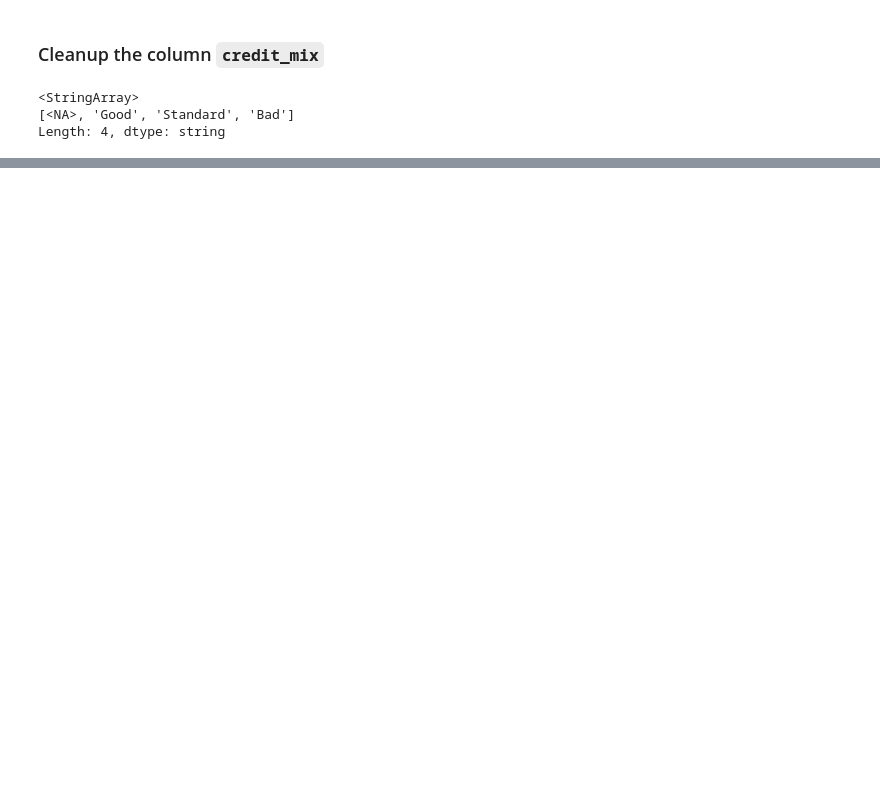
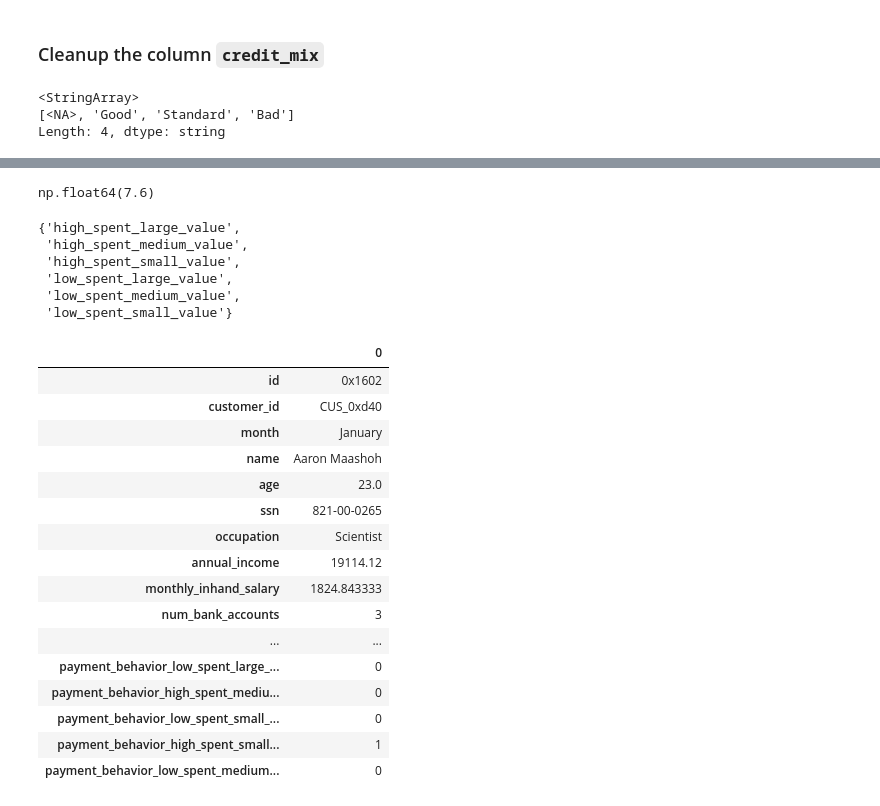
Before and after one commit to ArkadiyShuvaev/Customer-Risk-Prediction-from-Financial-Behavior, a Jupyter notebook: notebooks/prepare_dataset.ipynb, the cells around one changed output, grey strips where cells are left out. Cells and saved outputs as stored; diff of their text form; code cells hidden in the pictures; blank space fills up the shorter version.

```diff
--- a/notebooks/prepare_dataset.ipynb
+++ b/notebooks/prepare_dataset.ipynb
@@ -329,0 +421,4 @@ Length: 4, dtype: string
+# %%
+(df["payment_behaviour"] == "!@9#%8").sum() / len(df) * 100
+# %% [output]
+np.float64(7.6)
@@ -329,0 +427,18 @@ Length: 4, dtype: string
+# %%
+payment_behavior_values = set()
+
+for val in df["payment_behaviour"]:
+    if pd.isna(val) is True:
+        continue
+
+    parts = val.lower().split("_payments")
+    payment_behavior_values.add(parts[0])
+
+payment_behavior_values
+# %% [output]
+{'high_spent_large_value',
+ 'high_spent_medium_value',
+ 'high_spent_small_value',
+ 'low_spent_large_value',
+ 'low_spent_medium_value',
+ 'low_spent_small_value'}
@@ -329,0 +454,20 @@ Length: 4, dtype: string
+# %%
+df.head(1).T
+# %% [output]
+|  | 0 |
+| id | 0x1602 |
+| customer_id | CUS_0xd40 |
+| month | January |
+| name | Aaron Maashoh |
+| age | 23.0 |
+| ssn | 821-00-0265 |
+| occupation | Scientist |
+| annual_income | 19114.12 |
+| monthly_inhand_salary | 1824.843333 |
+| num_bank_accounts | 3 |
+| ... | ... |
+| payment_behavior_low_spent_large_... | 0 |
+| payment_behavior_high_spent_mediu... | 0 |
+| payment_behavior_low_spent_small_... | 0 |
+| payment_behavior_high_spent_small... | 1 |
+| payment_behavior_low_spent_medium... | 0 |
```
Also changed, not shown: parts of 39 cells of this notebook, 2 other files.
